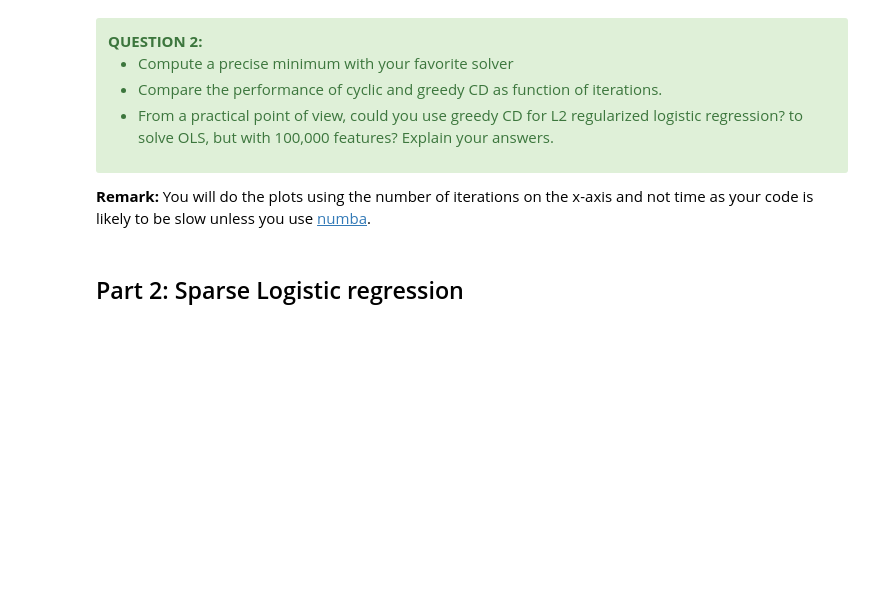
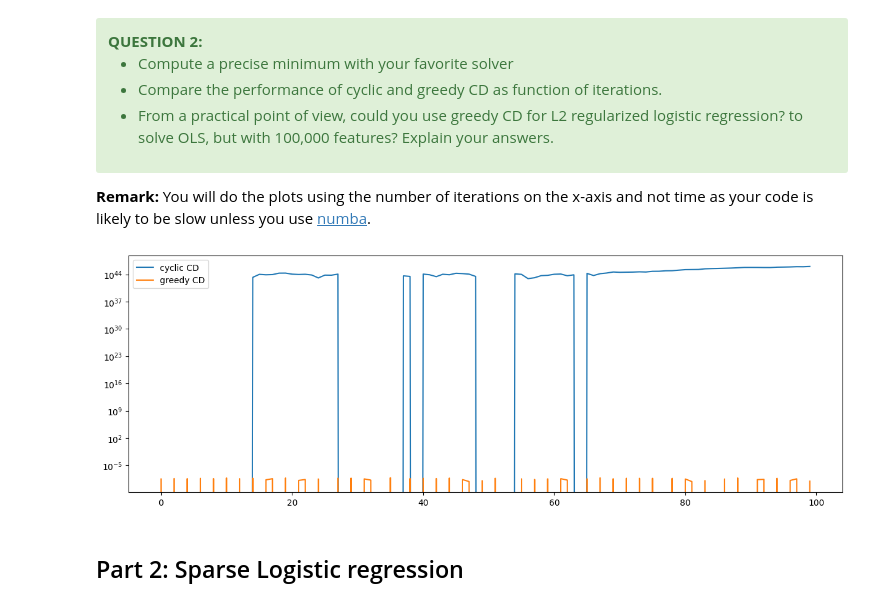
Before and after one commit to BryanBradfo/optimisation-algorithms, a Jupyter notebook: lab3_chen_bryan_and_devilder_alice.ipynb, the cells around one changed output. Cells and saved outputs as stored; diff of their text form; code cells hidden in the pictures; blank space fills up the shorter version.

```diff
--- a/lab3_chen_bryan_and_devilder_alice.ipynb
+++ b/lab3_chen_bryan_and_devilder_alice.ipynb
@@ -91,10 +91,10 @@ def cyclic_cd(A, b, n_iter):
     for t in range(n_iter):
         j = t % n_features
         # TODO
-        # old_w_j =
-        # w[j] +=
+        old_w_j = w[j]
+        w[j] += A[:, j].dot(residuals) / lips_const[j]
         # update residuals:
-        # residuals
+        residuals += A[:, j] * (w[j] - old_w_j)
         # END TODO
 
         if t % n_features == 0:
@@ -113,19 +113,19 @@ def greedy_cd(A, b, n_iter):
     gram = A.T.dot(A)  # you will need this to keep the gradient up to date
 
     # TODO
-    # lips_const =
+    lips_const = np.linalg.norm(A, axis=0) ** 2
     # END TODO
 
     for t in range(n_iter):
         # TODO
         # choose feature j to update:
-        # j =
-        # old_w_j
-        # w[j] -=
+        j = np.argmax(np.abs(gradient))
+        old_w_j = w[j]
+        w[j] -= gradient[j] / lips_const[j]
         # update gradient:
-        # gradient
+        gradient += gram[:, j] * (w[j] - old_w_j)
         # END TODO
-        s
+
         if t % n_features == 0:
             all_objs.append(0.5 * np.linalg.norm(A.dot(w) - b) ** 2)
 
@@ -141,6 +141,35 @@ def greedy_cd(A, b, n_iter):
 </div>
 
 **Remark:** You will do the plots using the number of iterations on the x-axis and not time as your code is likely to be slow unless you use [numba](https://numba.pydata.org/).
+# %%
+# compute precise minimum with your favorite solver
+
+from numpy.linalg import lstsq
+
+w_min, _, _, _ = lstsq(A, b, rcond=None)
+
+# print(w_min)
+
+n_iter = 3000
+w_cyclic, all_objs_cyclic = cyclic_cd(A, b, n_iter)
+w_greedy, all_objs_greedy = greedy_cd(A, b, n_iter)
+
+plt.figure(figsize=(15, 5))
+# plt.subplot(1, 2, 1)
+plt.plot(w_cyclic-w_min, label='cyclic CD')
+plt.plot(w_greedy-w_min, label='greedy CD')
+plt.yscale('log')
+plt.legend()
+
+# plt.subplot(1, 2, 2)
+# plt.stem(w_min, label='True weights')
+# plt.stem(w_cyclic, label='Estimated weights (cyclic CD)')
+# plt.stem(w_greedy, label='Estimated weights (greedy CD)')
+# plt.legend()
+
+plt.show()
+# %% [output]
+[figure, added]
 # %% [markdown]
 ## Part 2: Sparse Logistic regression
 # %% [markdown]
```
Also changed, not shown: parts of 1 cell of this notebook.
